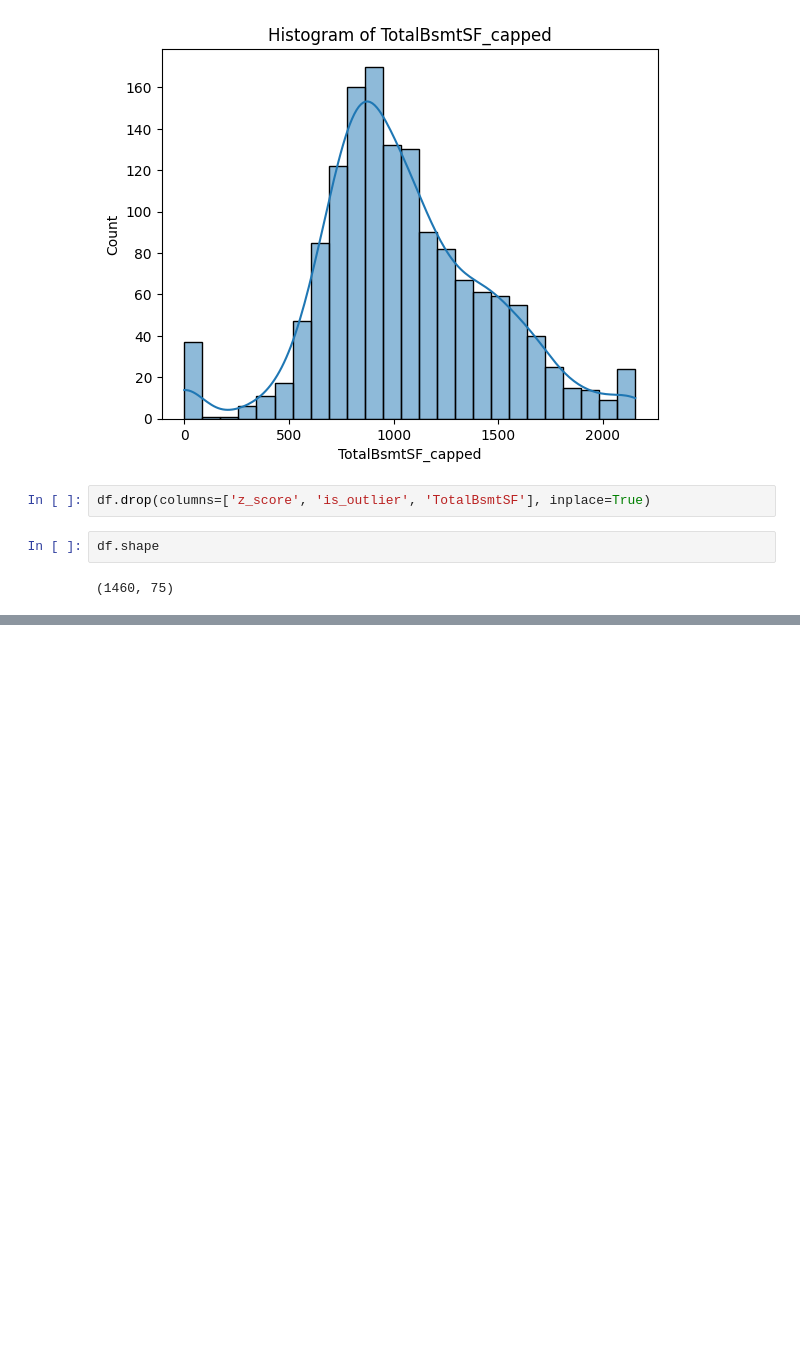
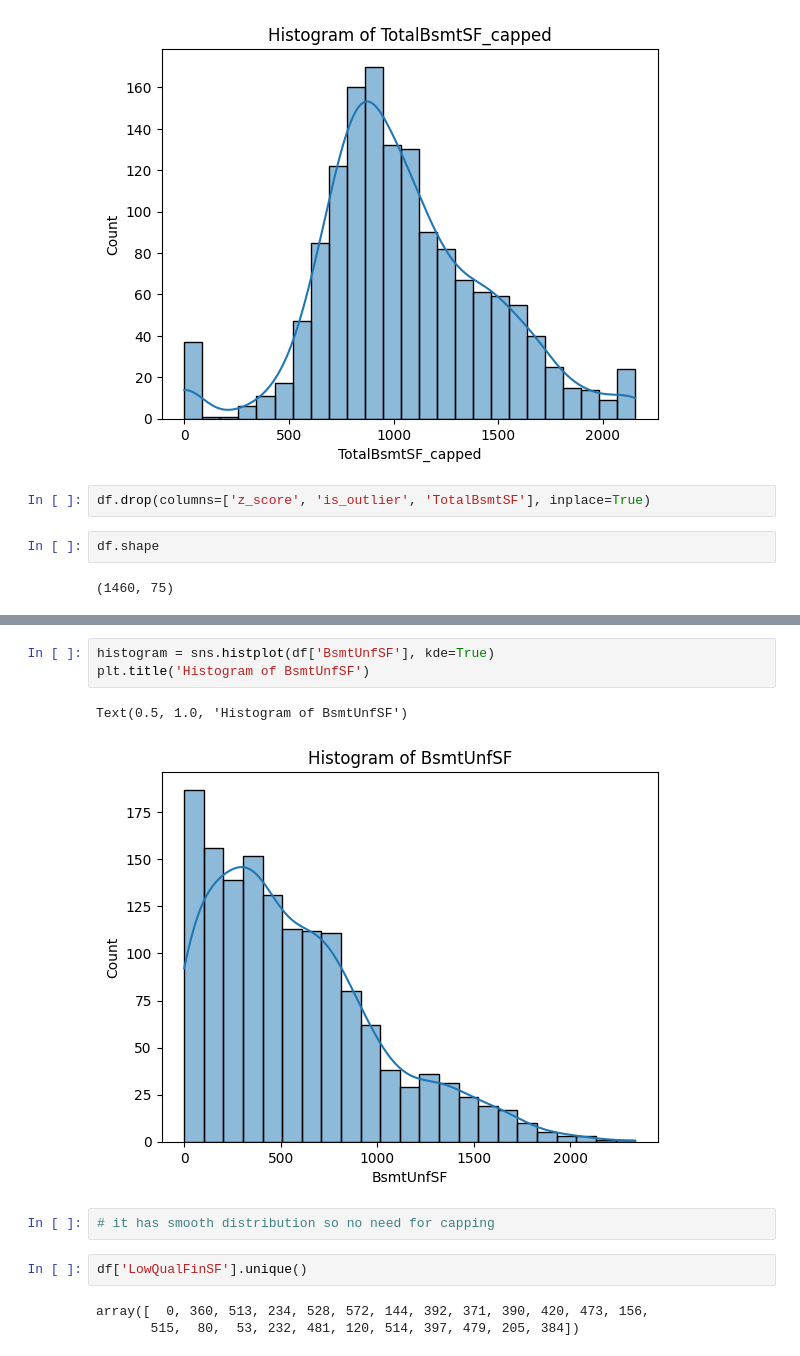
Before and after one commit to akhyear/house_price_prediction, a Jupyter notebook: train_code.ipynb, the cells around one changed output, grey strips where cells are left out. Saved outputs shown, nothing was run; the diff lists cells and outputs as text; blank space fills up the shorter version.

```diff
--- a/train_code.ipynb
+++ b/train_code.ipynb
@@ -1659,0 +1750,13 @@ df.shape
+# %%
+histogram = sns.histplot(df['BsmtUnfSF'], kde=True)
+plt.title('Histogram of BsmtUnfSF')
+# %% [output]
+Text(0.5, 1.0, 'Histogram of BsmtUnfSF')
+[figure, added]
+# %%
+# it has smooth distribution so no need for capping
+# %%
+df['LowQualFinSF'].unique()
+# %% [output]
+array([  0, 360, 513, 234, 528, 572, 144, 392, 371, 390, 420, 473, 156,
+       515,  80,  53, 232, 481, 120, 514, 397, 479, 205, 384])
```
Also changed, not shown: parts of 34 cells of this notebook.
